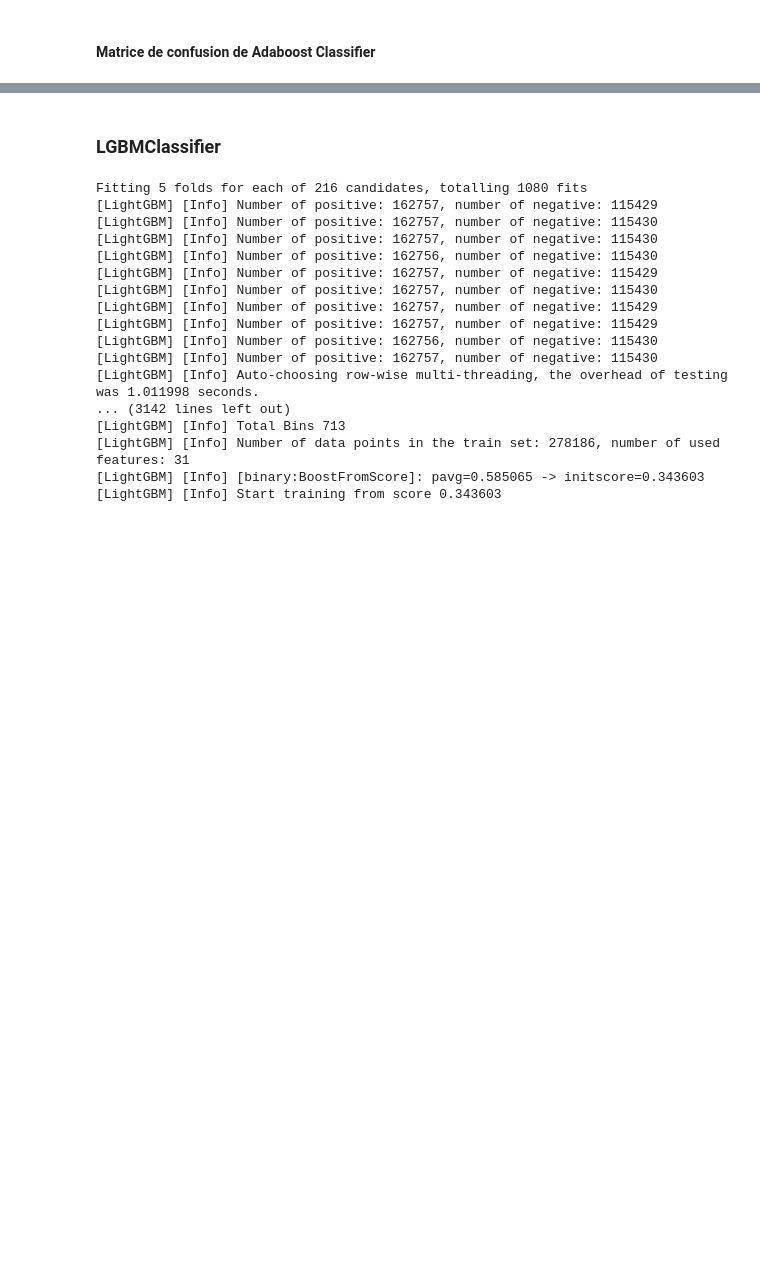
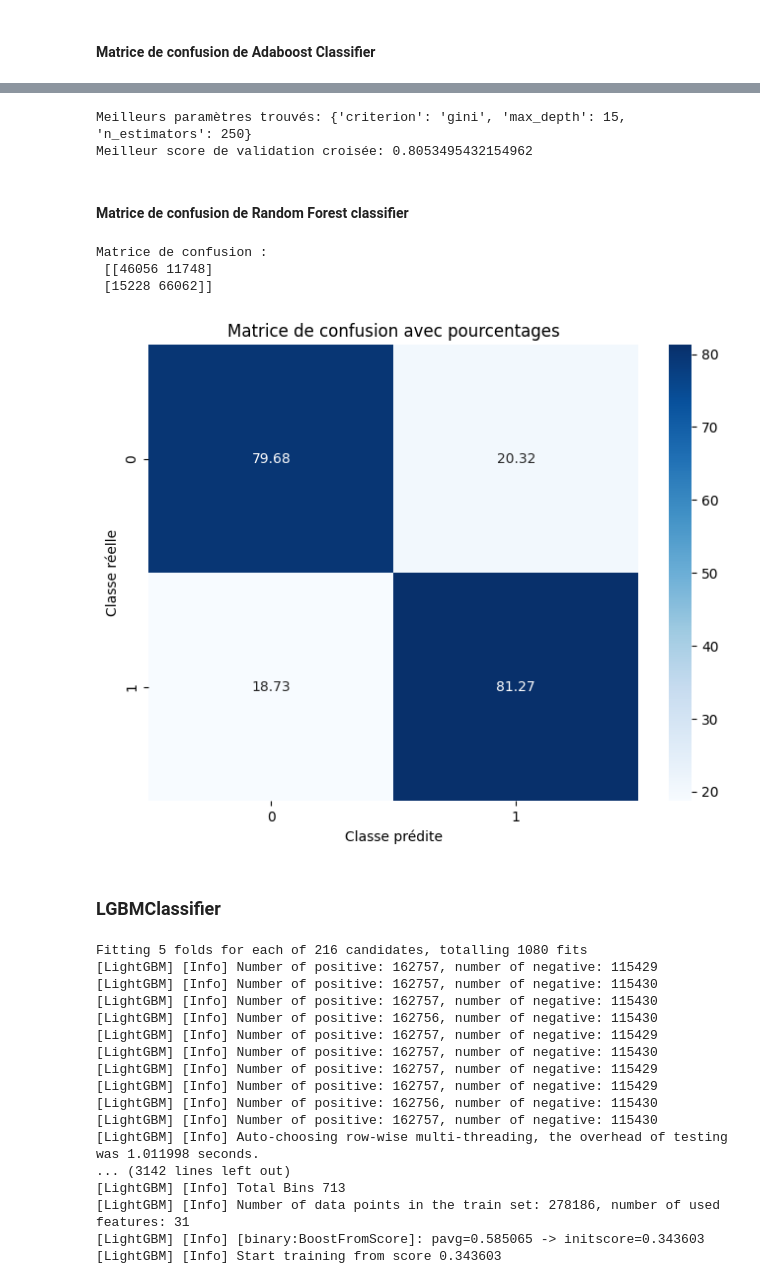
Before and after one commit to Nujadn/accident_route, a Jupyter notebook: modelisation.ipynb, the cells around one changed output, grey strips where cells are left out. Cells and saved outputs as stored; diff of their text form; code cells hidden in the pictures; blank space fills up the shorter version.

```diff
--- a/modelisation.ipynb
+++ b/modelisation.ipynb
@@ -248,0 +261,9 @@ Matrice de confusion :
+# %%
+gs_rf = GridSearchCV(estimator=RandomForestClassifier(),
+                           param_grid= hp_rf,
+                           cv=5,  # Nombre de folds pour la validation croisée
+                           verbose=1,
+                           refit=True,
+                           n_jobs=-1)  # Utiliser tous les coeurs du CPU
+# %%
+gs_rf.fit(X_train_kb, y_train)
@@ -249,3 +277,37 @@ Matrice de confusion :
+# %%
+best_hp_rf = gs_rf.best_params_
+best_score_rf = gs_rf.best_score_
+best_estimator_rf = gs_rf.best_estimator_
+
+print("Meilleurs paramètres trouvés:", best_hp_rf)
+print("Meilleur score de validation croisée:", best_score_rf)
+# %% [output]
+Meilleurs paramètres trouvés: {'criterion': 'gini', 'max_depth': 15, 'n_estimators': 250}
+Meilleur score de validation croisée: 0.8053495432154962
+# %%
+y_pred_rf = best_estimator_rf.predict(X_test_kb)
+
+cv_results_rf = gs_rf.cv_results_
+# %% [markdown]
+#### Matrice de confusion de Random Forest classifier
+# %%
+cm_rf = confusion_matrix(y_test, y_pred_rf)
+print("Matrice de confusion :\n", cm_rf)
+
+row_sums_rf = cm_rf.sum(axis = 1)
+cm_percent_rf = (cm_rf.T / row_sums_rf).T * 100
+
+plt.figure(figsize=(8, 6))
+sns.heatmap(cm_percent_rf, annot = True, fmt = ".2f", cmap = "Blues")
+plt.xlabel('Classe prédite')
+plt.ylabel('Classe réelle')
+plt.title('Matrice de confusion avec pourcentages')
+plt.show()
+# %% [output]
+Matrice de confusion :
+ [[46056 11748]
+ [15228 66062]]
+[figure, added]
 # %% [markdown]
 ### LGBMClassifier
 # %%
```
Also changed, not shown: parts of 14 cells of this notebook, 1 other file.
